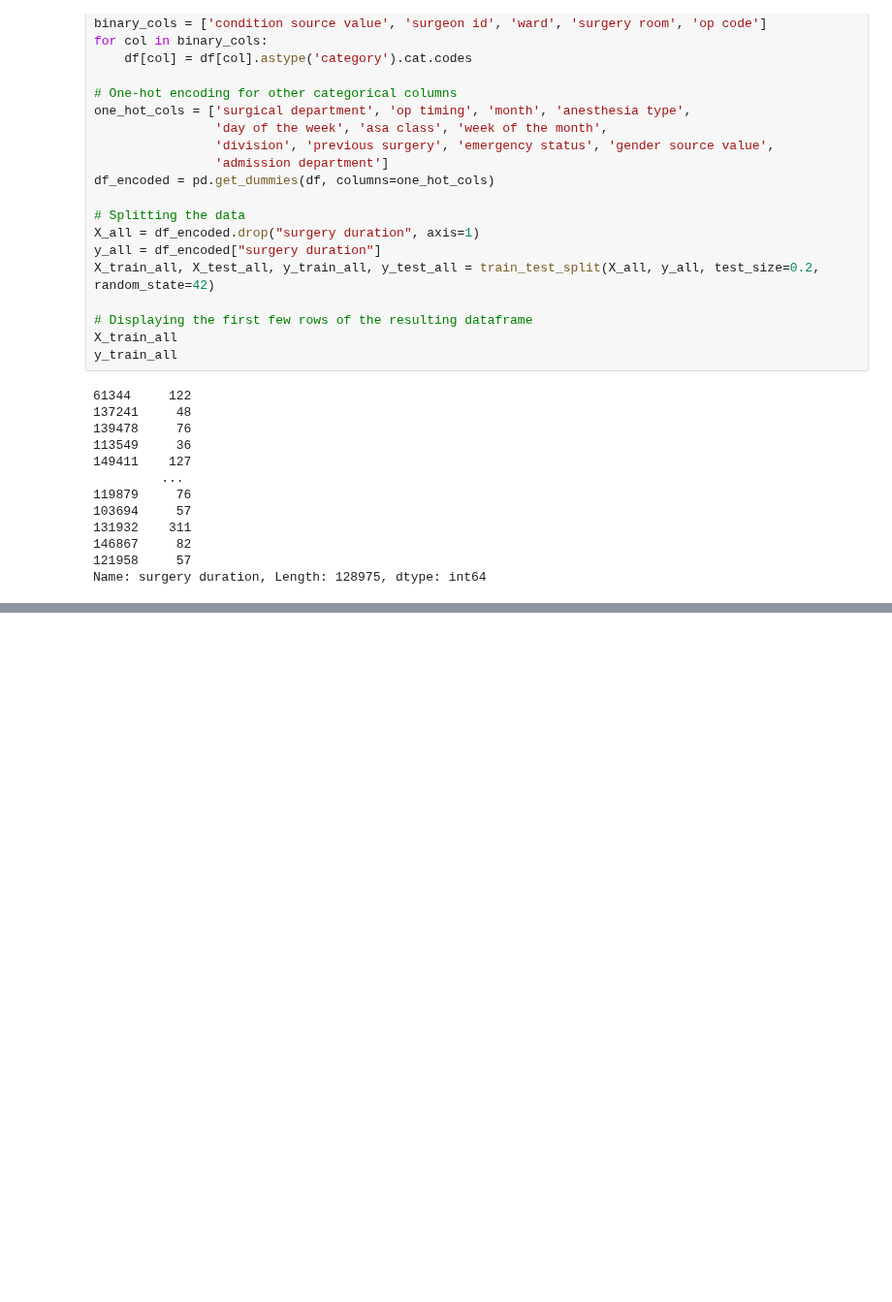
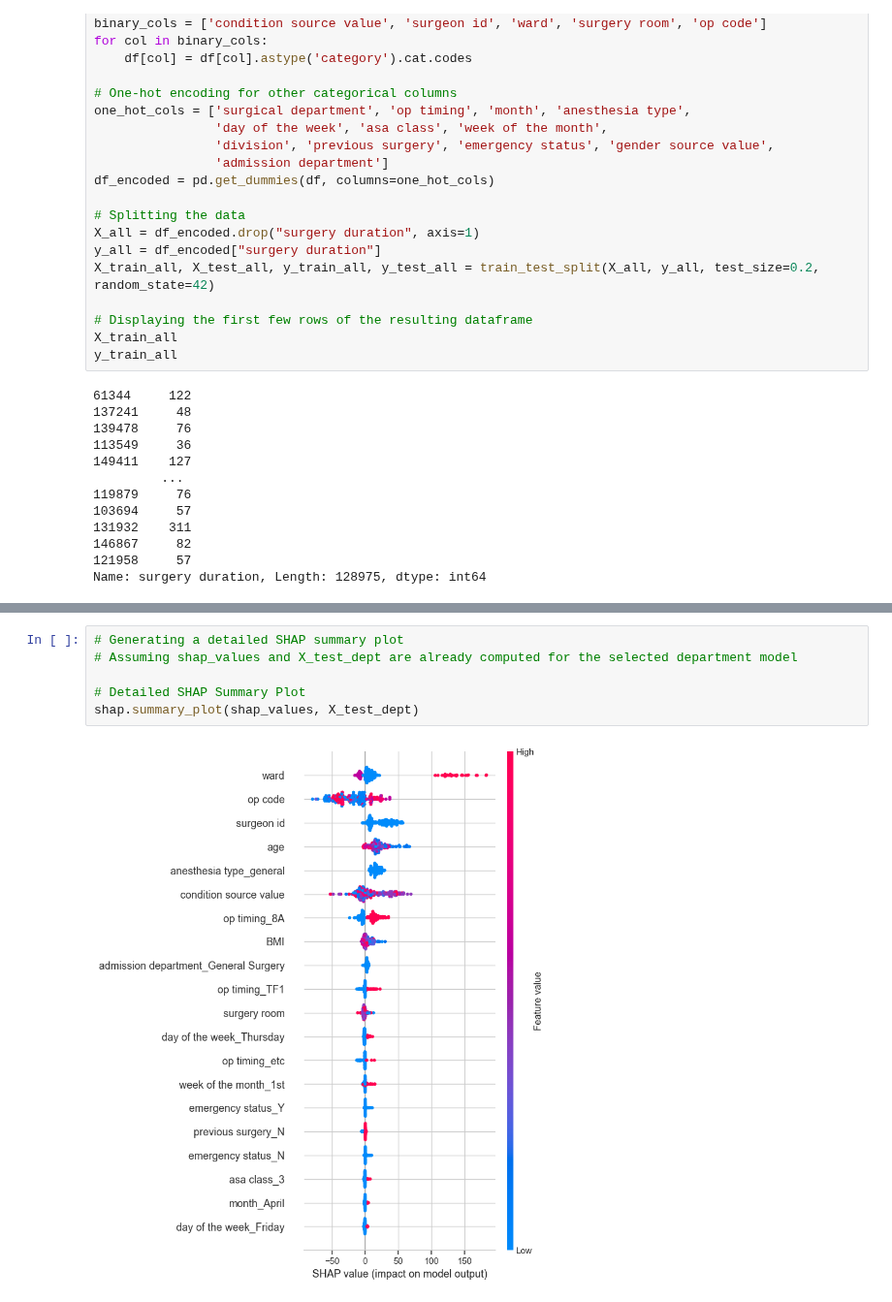
Before and after one commit to devguno/Surgical-Duration-Prediction, a Jupyter notebook: 0108.ipynb, the cells around one changed output, grey strips where cells are left out. Shown at 97% size. Saved outputs shown, nothing was run; the diff lists cells and outputs as text; blank space fills up the shorter version.

```diff
--- a/0108.ipynb
+++ b/0108.ipynb
@@ -157,0 +203,8 @@ plt.show()
+# %%
+# Generating a detailed SHAP summary plot
+# Assuming shap_values and X_test_dept are already computed for the selected department model
+
+# Detailed SHAP Summary Plot
+shap.summary_plot(shap_values, X_test_dept)
+# %% [output]
+[figure, added]
```
Also changed, not shown: parts of 5 cells of this notebook, 1 other file.
